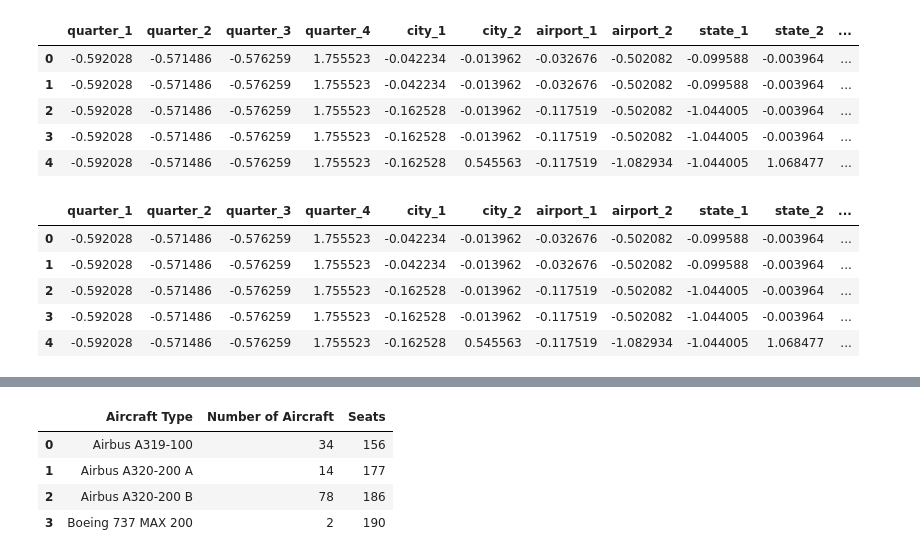
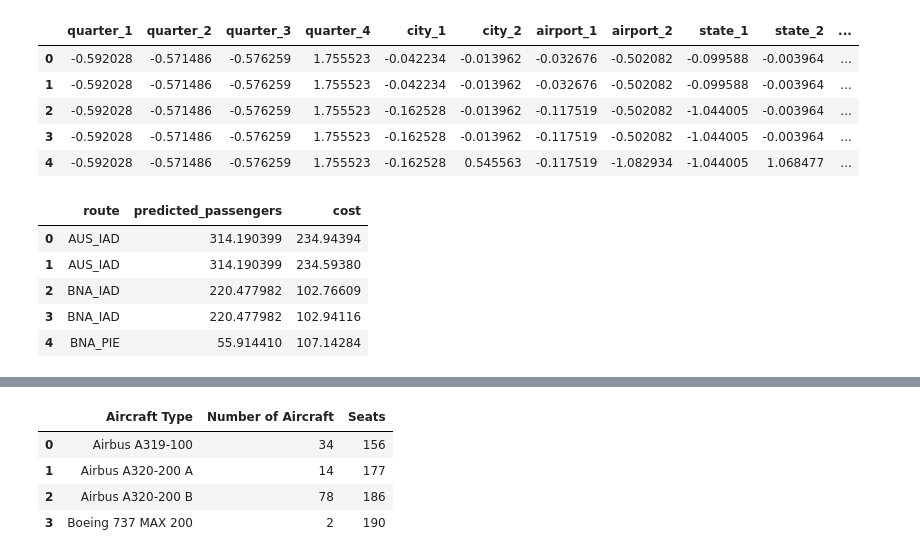
Before and after one commit to hchoi0309/US-Airlines-Flight-Routes-Optimization, a Jupyter notebook: notebooks/Optimization.ipynb, the cells around one changed output, grey strips where cells are left out. Saved outputs shown, nothing was run; the diff lists cells and outputs as text; code cells hidden in the pictures.

Commit message:
Run Optimization Model

```diff
--- a/notebooks/Optimization.ipynb
+++ b/notebooks/Optimization.ipynb
@@ -101,9 +96,9 @@ allegiant_df.head()
 # %%
 preprocessing_pipeline = load("../models/preprocessing_pipeline.joblib")
 feature_names = load("../models/feature_names.joblib")
-allegiant_df = preprocessing_pipeline.transform(allegiant_df)
-allegiant_df = pd.DataFrame(allegiant_df, columns=feature_names)
-allegiant_df.head()
+allegiant_transformed_df = preprocessing_pipeline.transform(allegiant_df)
+allegiant_transformed_df = pd.DataFrame(allegiant_transformed_df, columns=feature_names)
+allegiant_transformed_df.head()
 # %% [output]
 |  | quarter_1 | quarter_2 | quarter_3 | quarter_4 | city_1 | city_2 | airport_1 | airport_2 | state_1 | state_2 | ... |
 | 0 | -0.592028 | -0.571486 | -0.576259 | 1.755523 | -0.042234 | -0.013962 | -0.032676 | -0.502082 | -0.099588 | -0.003964 | ... |
@@ -113,12 +108,14 @@ allegiant_df.head()
 | 4 | -0.592028 | -0.571486 | -0.576259 | 1.755523 | -0.162528 | 0.545563 | -0.117519 | -1.082934 | -1.044005 | 1.068477 | ... |
 # %%
 demand_model = load("../models/demand_prediction_model.joblib")
-allegiant_df["predicted_passengers"] = demand_model.predict(allegiant_df)
+allegiant_df["predicted_passengers"] = np.abs(demand_model.predict(allegiant_transformed_df))
+allegiant_df["route"] = allegiant_df["airport_1"] + "_" + allegiant_df["airport_2"]
+allegiant_df = allegiant_df[["route", "predicted_passengers", "cost"]]
 display(allegiant_df.head())
 # %% [output]
-|  | quarter_1 | quarter_2 | quarter_3 | quarter_4 | city_1 | city_2 | airport_1 | airport_2 | state_1 | state_2 | ... |
-| 0 | -0.592028 | -0.571486 | -0.576259 | 1.755523 | -0.042234 | -0.013962 | -0.032676 | -0.502082 | -0.099588 | -0.003964 | ... |
-| 1 | -0.592028 | -0.571486 | -0.576259 | 1.755523 | -0.042234 | -0.013962 | -0.032676 | -0.502082 | -0.099588 | -0.003964 | ... |
-| 2 | -0.592028 | -0.571486 | -0.576259 | 1.755523 | -0.162528 | -0.013962 | -0.117519 | -0.502082 | -1.044005 | -0.003964 | ... |
-| 3 | -0.592028 | -0.571486 | -0.576259 | 1.755523 | -0.162528 | -0.013962 | -0.117519 | -0.502082 | -1.044005 | -0.003964 | ... |
-| 4 | -0.592028 | -0.571486 | -0.576259 | 1.755523 | -0.162528 | 0.545563 | -0.117519 | -1.082934 | -1.044005 | 1.068477 | ... |
+|  | route | predicted_passengers | cost |
+| 0 | AUS_IAD | 314.190399 | 234.94394 |
+| 1 | AUS_IAD | 314.190399 | 234.59380 |
+| 2 | BNA_IAD | 220.477982 | 102.76609 |
+| 3 | BNA_IAD | 220.477982 | 102.94116 |
+| 4 | BNA_PIE | 55.914410 | 107.14284 |
```
Also changed, not shown: parts of 11 cells of this notebook, 6 other files.
